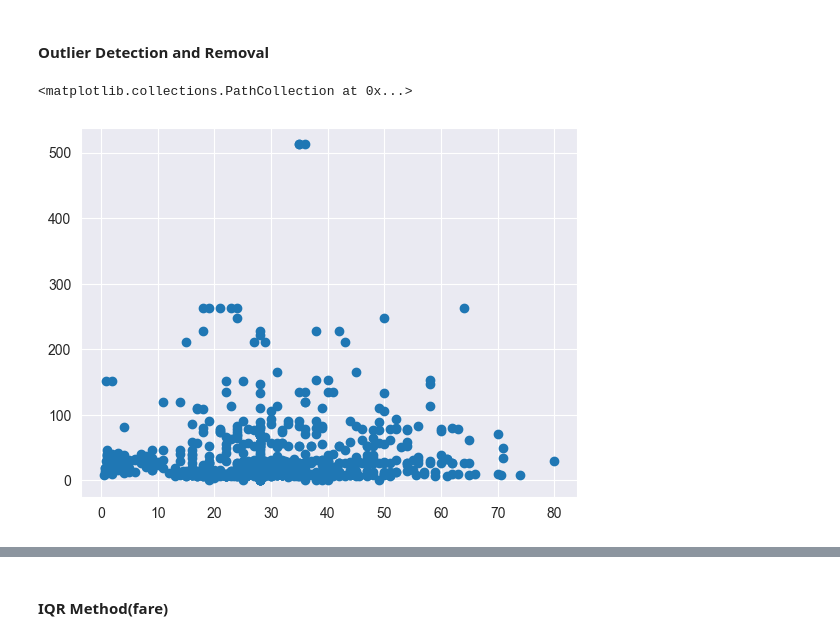
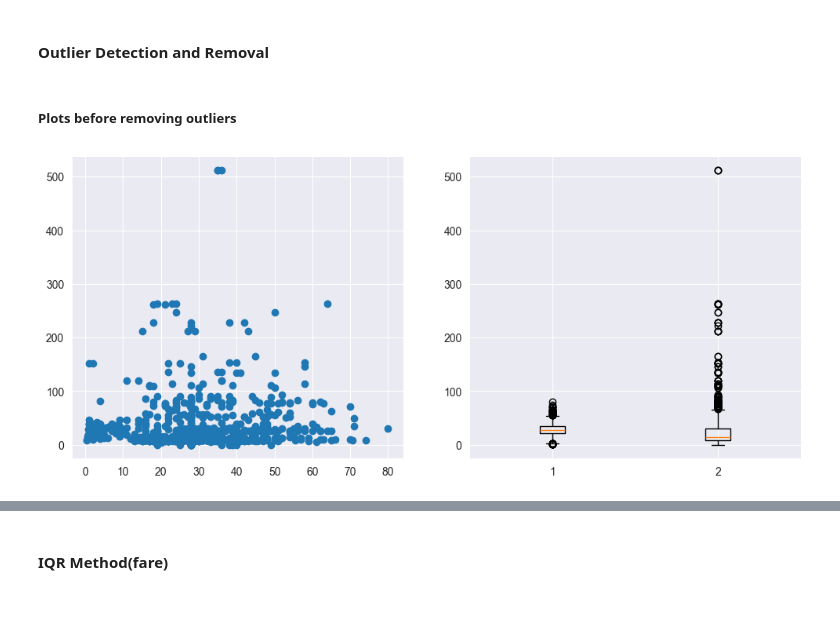
Before and after one commit to ishahzaibkhan/titanic_seaborn, a Jupyter notebook: main.ipynb, the cells around one changed output, grey strips where cells are left out. Cells and saved outputs as stored; diff of their text form; code cells hidden in the pictures; blank space fills up the shorter version.

Commit message:
modified outlier plot

```diff
--- a/main.ipynb
+++ b/main.ipynb
@@ -130,8 +130,12 @@ df.age.median()
 df["age"].fillna(df.age.median(), inplace=True)
 # %% [markdown]
 #### Outlier Detection and Removal
+# %% [markdown]
+##### Plots before removing outliers
 # %%
-plt.scatter(df["age"], df["fare"])
+fig, axes = plt.subplots(1,2, figsize=(12,5))
+axes[0].scatter(df["age"], df["fare"])
+axes[1].boxplot(df[["age", "fare"]])
+plt.show()
 # %% [output]
-<matplotlib.collections.PathCollection at 0x...>
-[figure, old version]
+[figure, new version]
```
Also changed, not shown: parts of 13 cells of this notebook.
